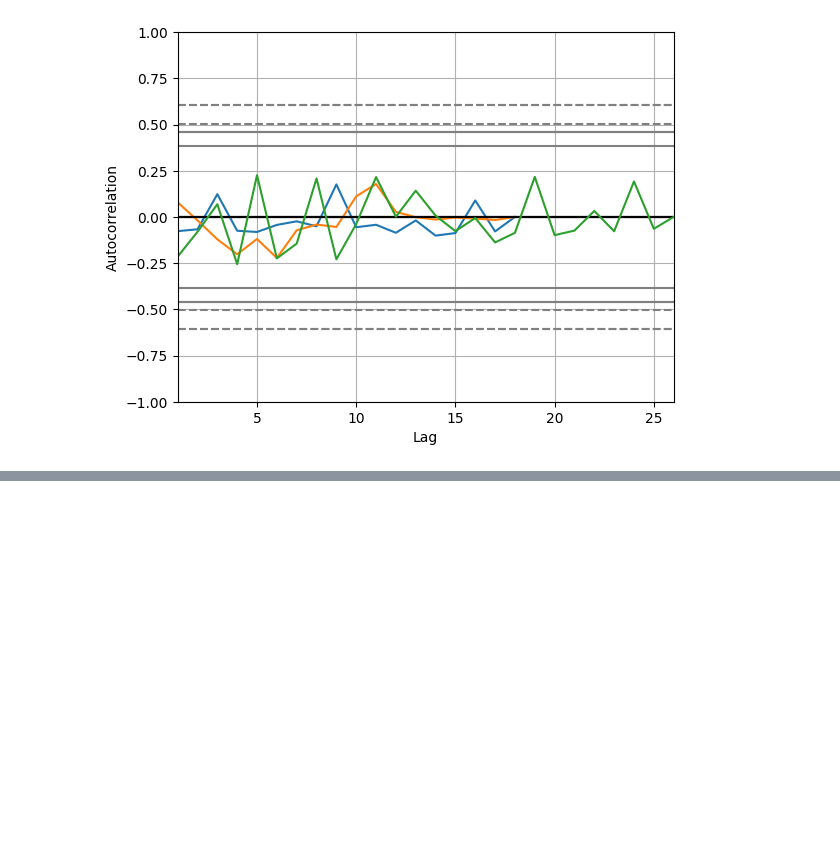
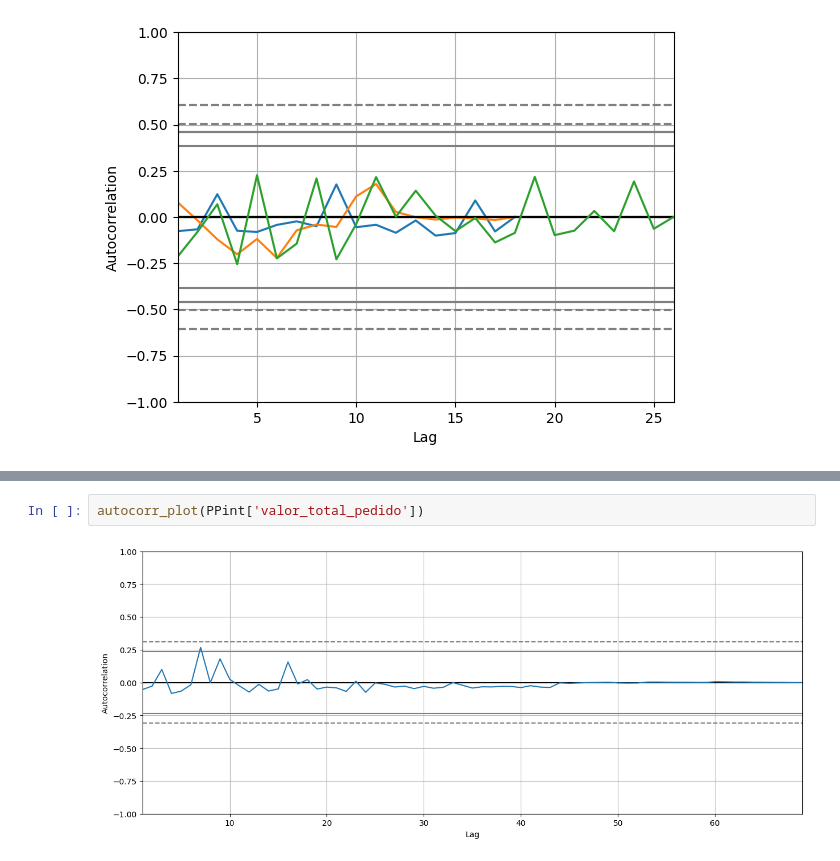
Before and after one commit to roliveira15/Data_Science_Sales_Forecast, a Jupyter notebook: Sales_Forecast.ipynb, the cells around one changed output, grey strips where cells are left out. Cells and saved outputs as stored; diff of their text form; blank space fills up the shorter version.

```diff
--- a/Sales_Forecast.ipynb
+++ b/Sales_Forecast.ipynb
@@ -160,0 +200,4 @@ plt.show()
+# %%
+autocorr_plot(PPint['valor_total_pedido'])
+# %% [output]
+[figure, added]
```
Also changed, not shown: parts of 14 cells of this notebook.
